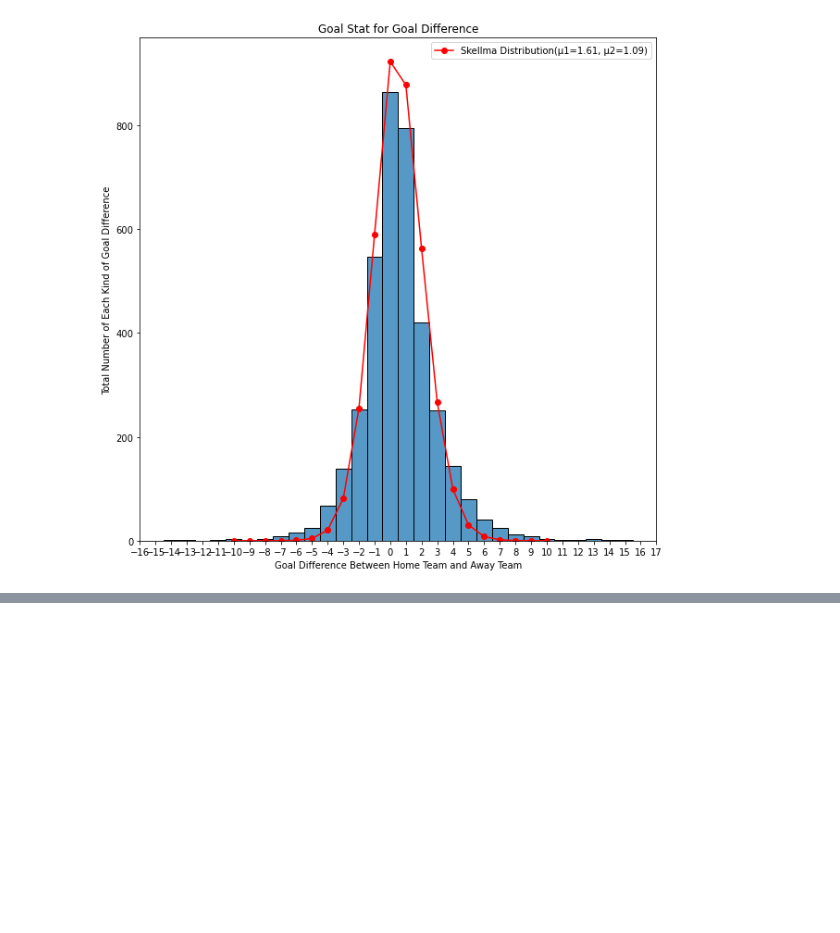
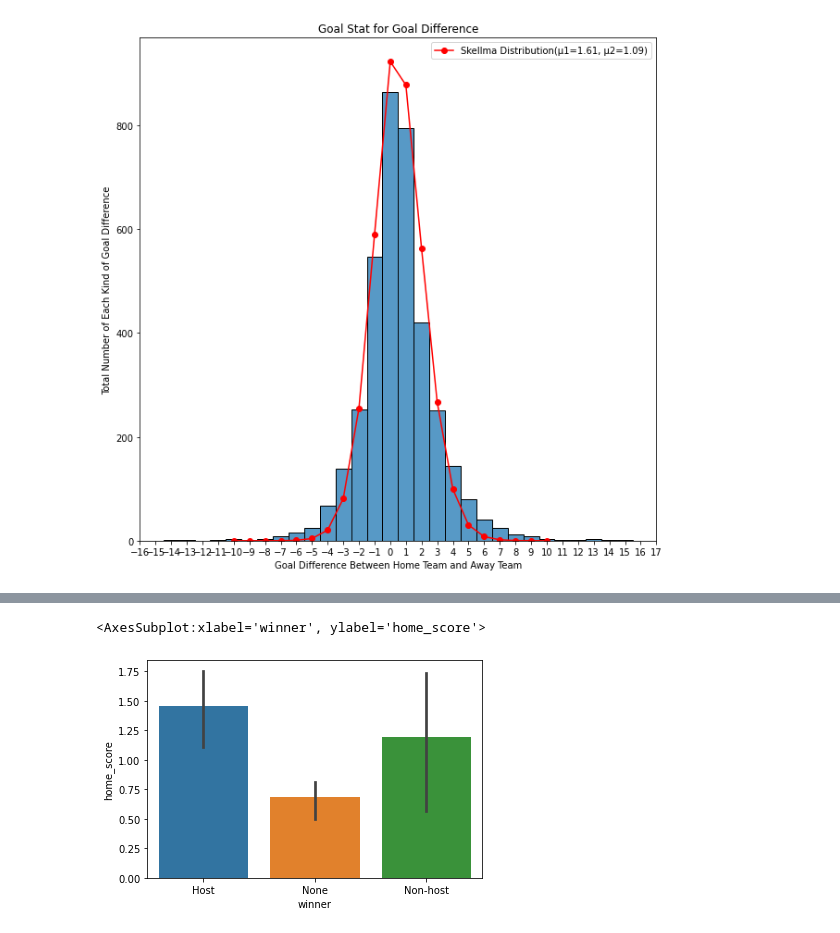
Before and after one commit to bw98/info6105final, a Jupyter notebook: worldcup_qualifications_preprocessing.ipynb, the cells around one changed output, grey strips where cells are left out. Cells and saved outputs as stored; diff of their text form; code cells hidden in the pictures; blank space fills up the shorter version.

```diff
--- a/worldcup_qualifications_preprocessing.ipynb
+++ b/worldcup_qualifications_preprocessing.ipynb
@@ -244,0 +408,5 @@ plt.show()
+# %%
+sns.barplot(x='winner',y='home_score',data=acr_df_worldcup_host,estimator=np.std)
+# %% [output]
+<AxesSubplot:xlabel='winner', ylabel='home_score'>
+[figure, added]
```
Also changed, not shown: parts of 29 cells of this notebook.
